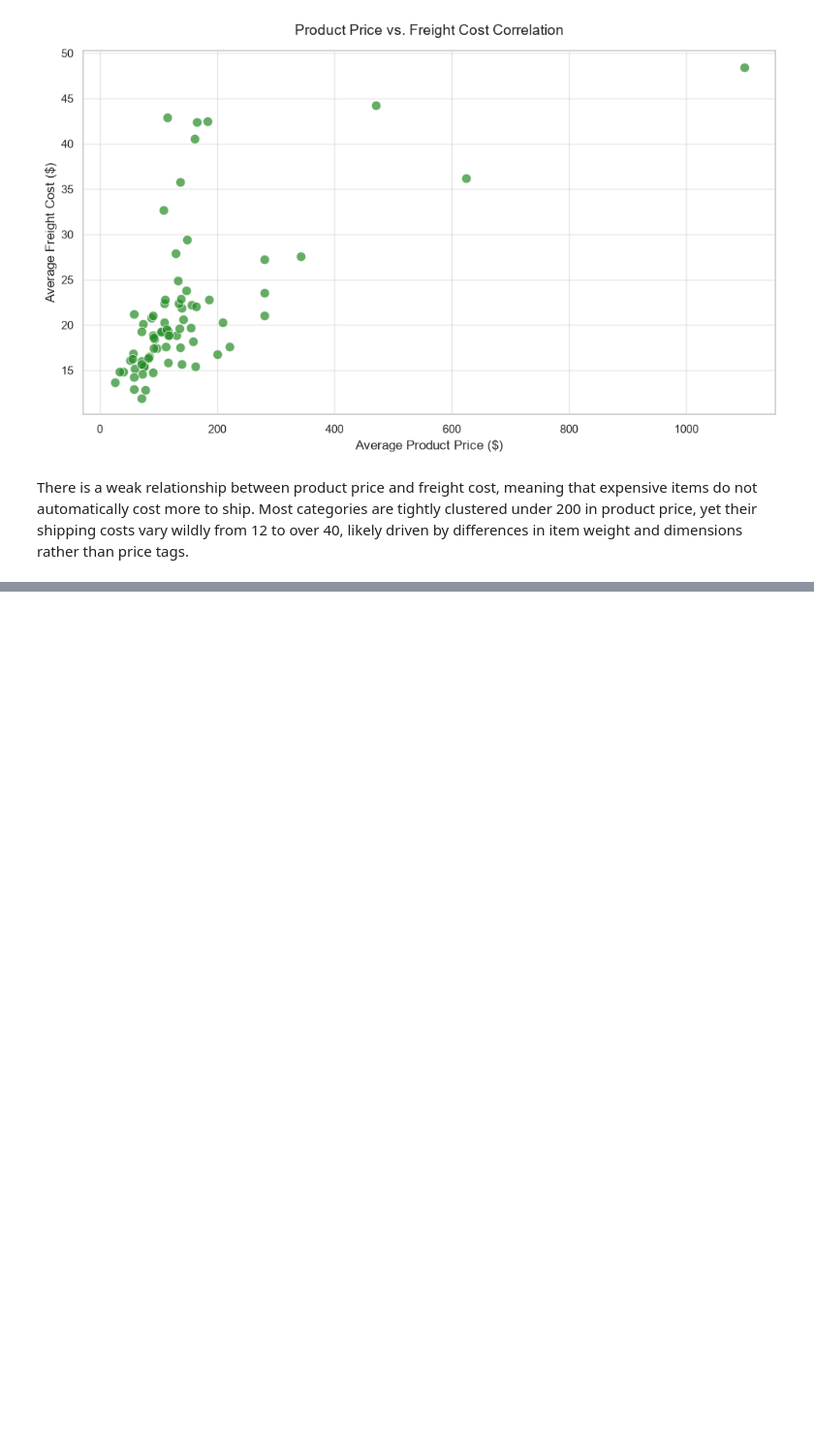
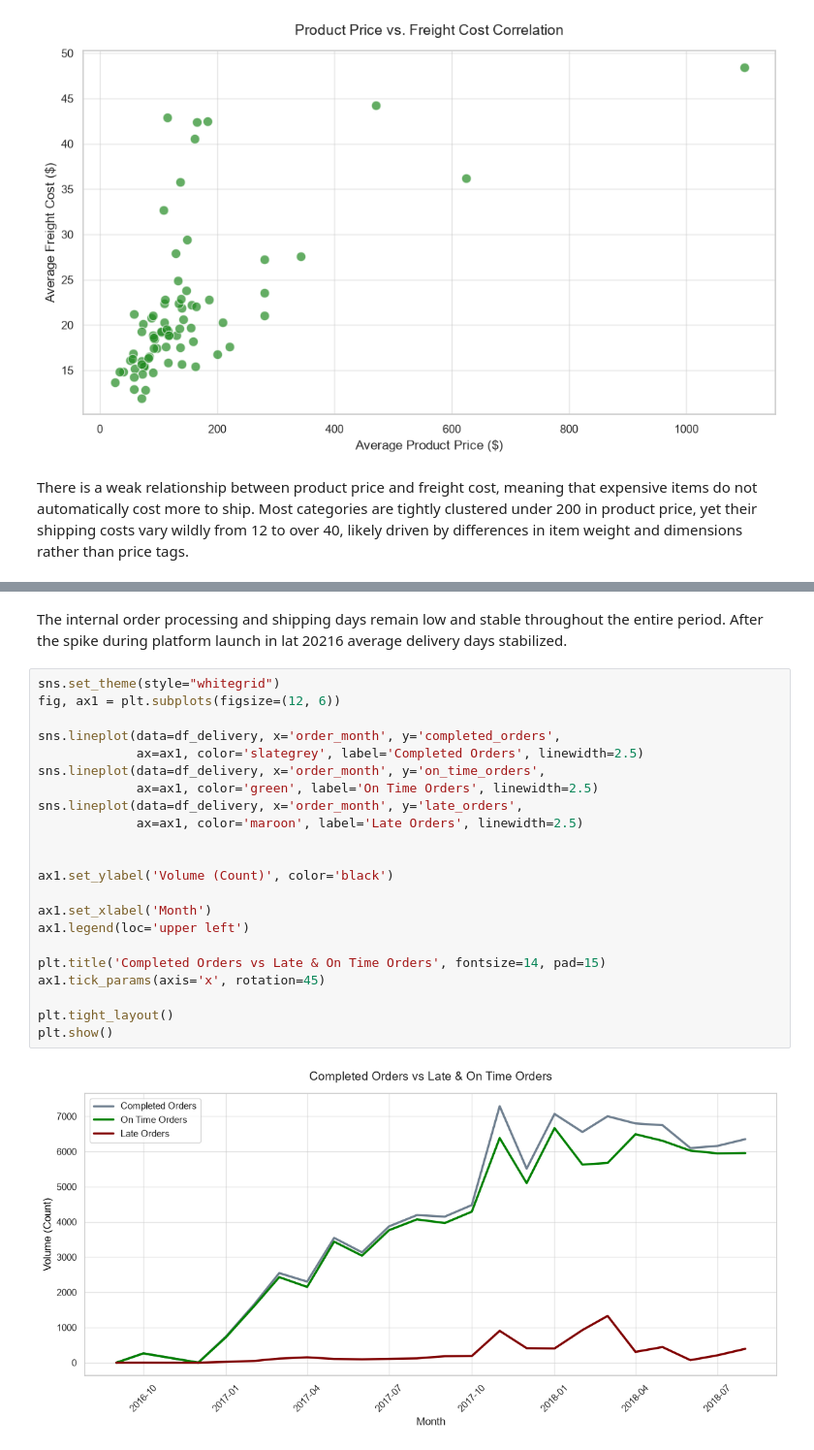
Before and after one commit to MarKotyn/olist-ecommerce-customer-analytics, a Jupyter notebook: python/notebooks/02_eda.ipynb, the cells around one changed output, grey strips where cells are left out. Shown at 97% size. Saved outputs shown, nothing was run; the diff lists cells and outputs as text; blank space fills up the shorter version.

```diff
--- a/python/notebooks/02_eda.ipynb
+++ b/python/notebooks/02_eda.ipynb
@@ -378,0 +412,26 @@ There is a weak relationship between product price and freight cost, meaning tha
+# %% [markdown]
+The internal order processing and shipping days remain low and stable throughout the entire period. After the spike during platform launch in lat 20216 average delivery days stabilized.
+# %%
+sns.set_theme(style="whitegrid")
+fig, ax1 = plt.subplots(figsize=(12, 6))
+
+sns.lineplot(data=df_delivery, x='order_month', y='completed_orders',
+             ax=ax1, color='slategrey', label='Completed Orders', linewidth=2.5)
+sns.lineplot(data=df_delivery, x='order_month', y='on_time_orders',
+             ax=ax1, color='green', label='On Time Orders', linewidth=2.5)
+sns.lineplot(data=df_delivery, x='order_month', y='late_orders',
+             ax=ax1, color='maroon', label='Late Orders', linewidth=2.5)
+
+
+ax1.set_ylabel('Volume (Count)', color='black')
+
+ax1.set_xlabel('Month')
+ax1.legend(loc='upper left')
+
+plt.title('Completed Orders vs Late & On Time Orders', fontsize=14, pad=15)
+ax1.tick_params(axis='x', rotation=45)
+
+plt.tight_layout()
+plt.show()
+# %% [output]
+[figure, added]
```
Also changed, not shown: parts of 11 cells of this notebook.
